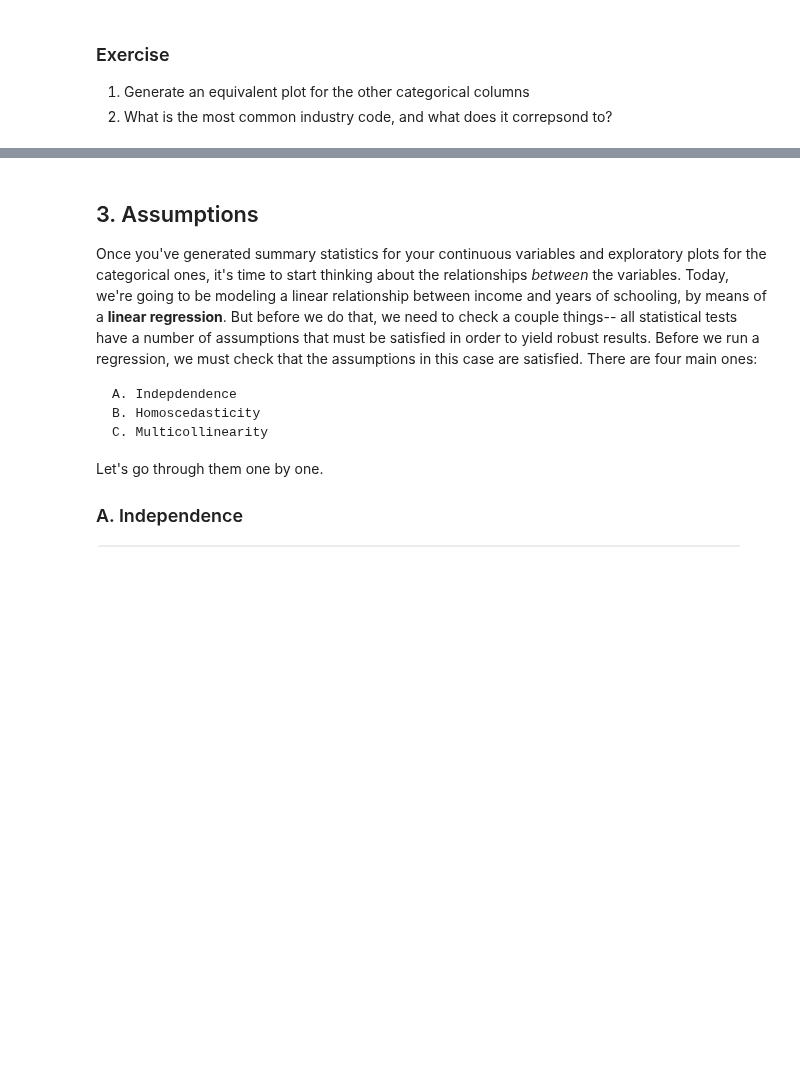
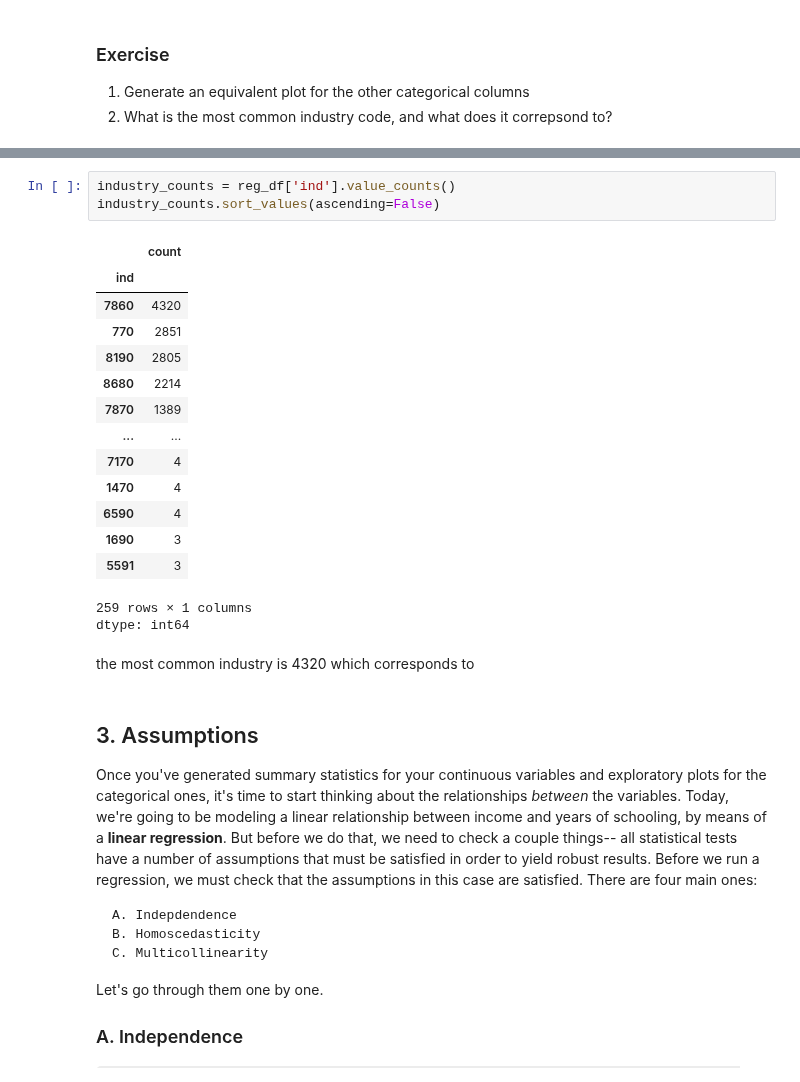
Before and after one commit to Zccarou/QM2, a Jupyter notebook: notebooks/W07. Linear Regression.ipynb, the cells around one changed output, grey strips where cells are left out. Cells and saved outputs as stored; diff of their text form; blank space fills up the shorter version.

```diff
--- a/notebooks/W07. Linear Regression.ipynb
+++ b/notebooks/W07. Linear Regression.ipynb
@@ -163,3 +178,24 @@ plt.show() # show the plot
+# %%
+industry_counts = reg_df['ind'].value_counts()
+industry_counts.sort_values(ascending=False)
+# %% [output]
+|  | count |
+| ind |  |
+| 7860 | 4320 |
+| 770 | 2851 |
+| 8190 | 2805 |
+| 8680 | 2214 |
+| 7870 | 1389 |
+| ... | ... |
+| 7170 | 4 |
+| 1470 | 4 |
+| 6590 | 4 |
+| 1690 | 3 |
+| 5591 | 3 |
+259 rows × 1 columns
+dtype: int64
+# %% [markdown]
+the most common industry is 4320 which corresponds to
 # %% [markdown]
 ## 3. Assumptions
 
```
Also changed, not shown: parts of 3 cells of this notebook.
